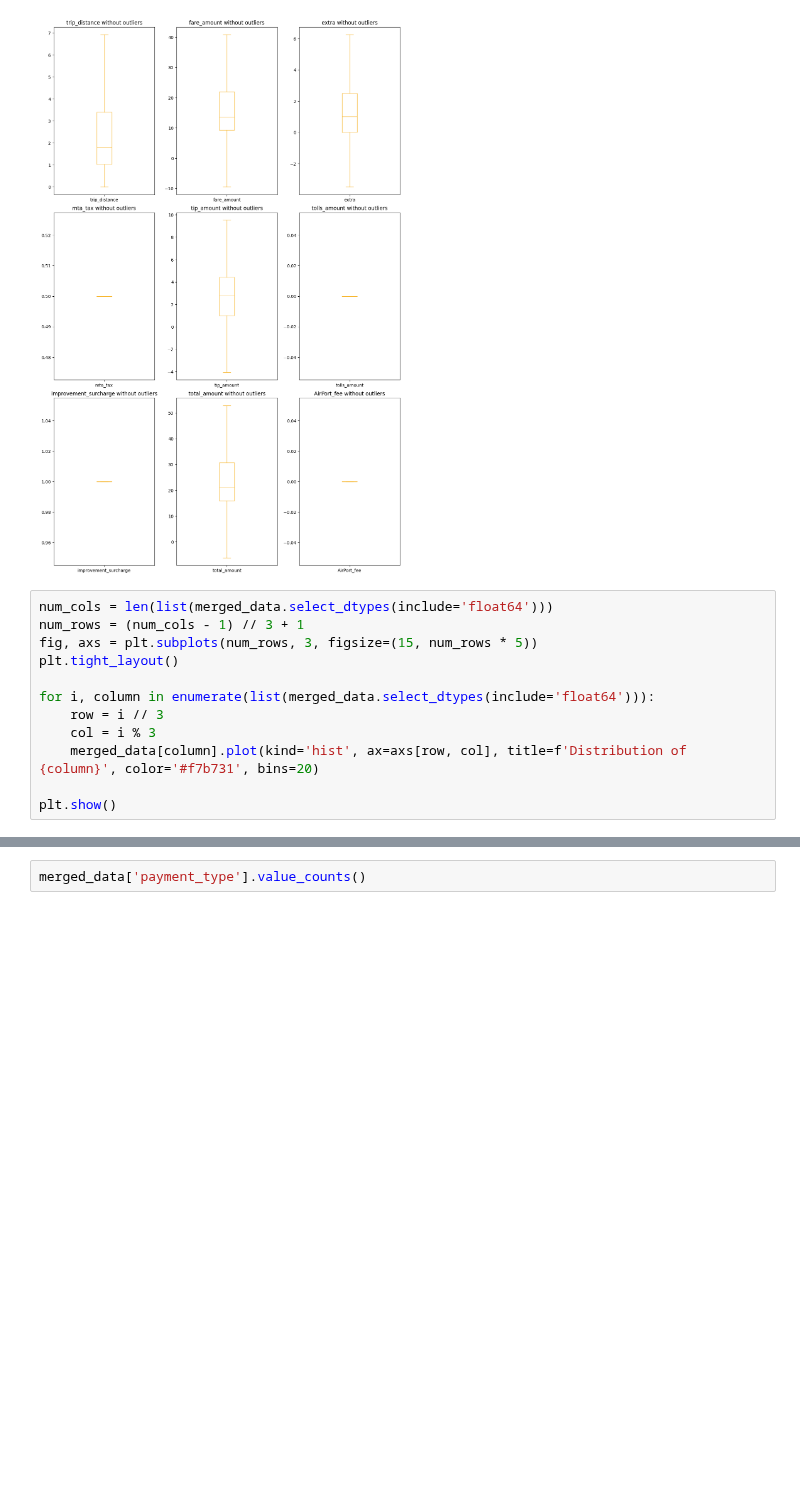
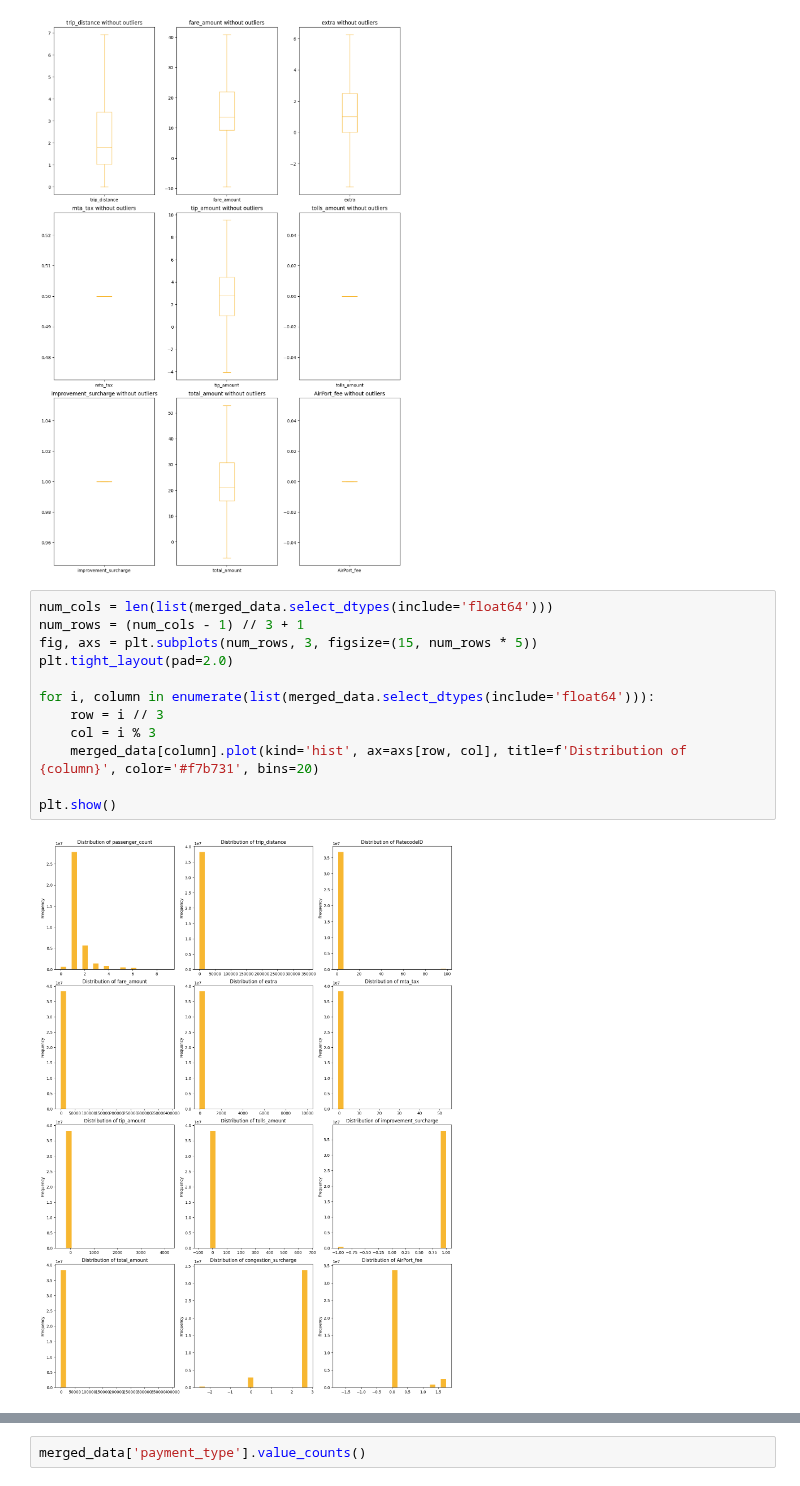
Before and after one commit to YuliaVK/Data-Analytics, a Jupyter notebook: NYC_taxi/notebooks/EDA.ipynb, the cells around one changed output, grey strips where cells are left out. Cells and saved outputs as stored; diff of their text form; blank space fills up the shorter version.

```diff
--- a/NYC_taxi/notebooks/EDA.ipynb
+++ b/NYC_taxi/notebooks/EDA.ipynb
@@ -292,12 +292,14 @@ for column in float_mask:
 # %%
 num_cols = len(list(merged_data.select_dtypes(include='float64')))
 num_rows = (num_cols - 1) // 3 + 1
 fig, axs = plt.subplots(num_rows, 3, figsize=(15, num_rows * 5))
-plt.tight_layout()
+plt.tight_layout(pad=2.0)
 
 for i, column in enumerate(list(merged_data.select_dtypes(include='float64'))):
     row = i // 3
     col = i % 3
     merged_data[column].plot(kind='hist', ax=axs[row, col], title=f'Distribution of {column}', color='#f7b731', bins=20)
 
 plt.show()
+# %% [output]
+[figure, added]
```
Also changed, not shown: parts of 5 cells of this notebook.
